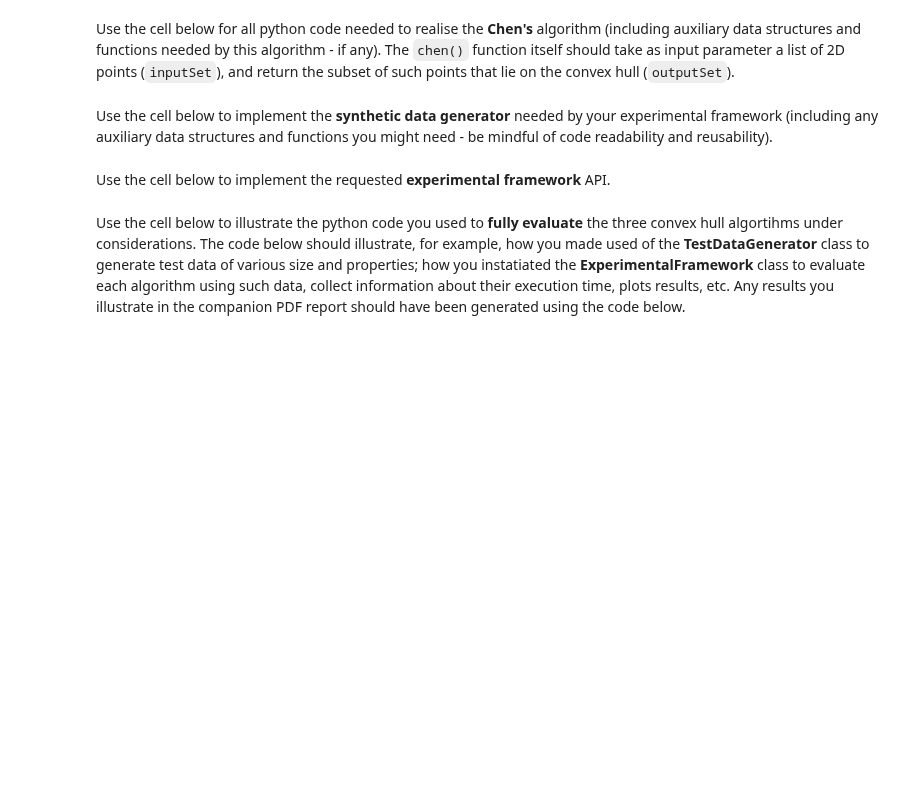
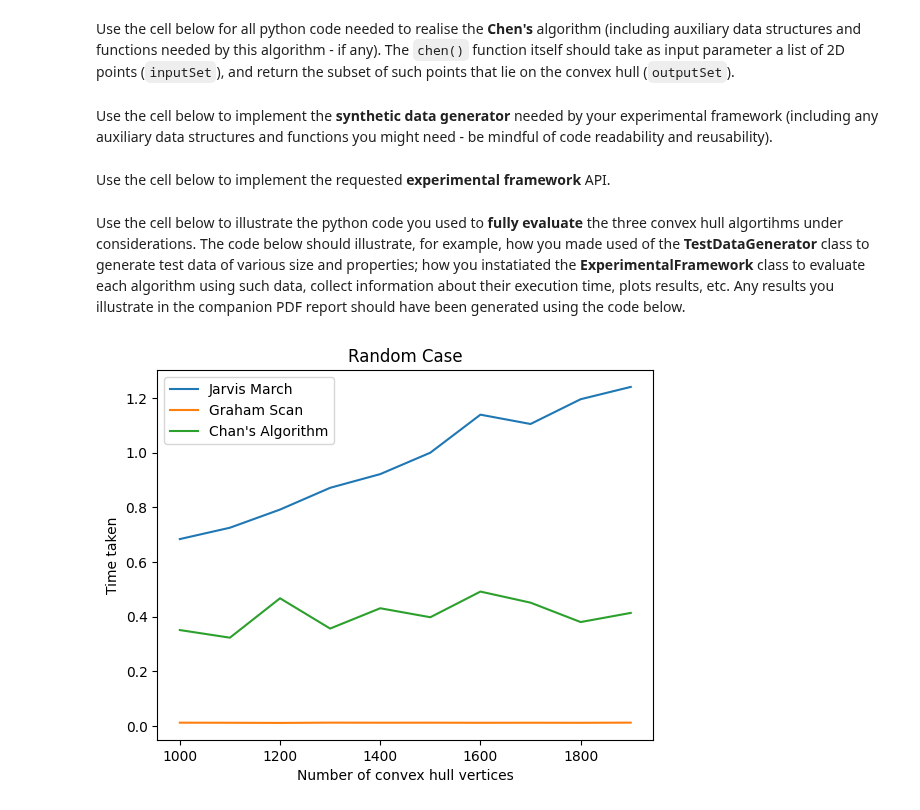
Before and after one commit to igreat/convex-hull, a Jupyter notebook: grp-001-0005code.ipynb, the cells around one changed output. Saved outputs shown, nothing was run; the diff lists cells and outputs as text; code cells hidden in the pictures; blank space fills up the shorter version.

Commit message:
add inscribed circle test generator + allow specification of independent variable

```diff
--- a/grp-001-0005code.ipynb
+++ b/grp-001-0005code.ipynb
@@ -46,14 +49,14 @@ def partition(arr, low, high, p0):
     arr[i + 1], arr[high] = arr[high], arr[i + 1]
     return i + 1
 
-def quickSort(arr, low, high, p0):
+def quick_sort(arr, low, high, p0):
     if low < high:
         pi = partition(arr, low, high, p0)
-        quickSort(arr, low, pi - 1, p0)
-        quickSort(arr, pi + 1, high, p0)
+        quick_sort(arr, low, pi - 1, p0)
+        quick_sort(arr, pi + 1, high, p0)
 
 def sort_by_polar_angle(p0: tuple[float, float], input_set: list[tuple[float, float]]) -> list[tuple[float, float]]:
-    quickSort(input_set, 0, len(input_set) - 1, p0)
+    quick_sort(input_set, 0, len(input_set) - 1, p0)
     return input_set
 
 points = [(1, 2), (3, 4), (2, 3), (-1, 1)]
@@ -348,6 +389,9 @@ Use the cell below to implement the requested **experimental framework** API.
 import timeit
 import matplotlib
 
+from typing import Callable
+
+Algorithm = Callable[[list[tuple[float, float]]], list[tuple[float, float]]]
 
 class ExperimentalFramework():
     """
@@ -374,22 +418,24 @@ class ExperimentalFramework():
     """
 
     experiment_name: str
-    algorithms: dict[str, callable]
+    independent_variable: str
+    algorithms: dict[str, Algorithm]
     results: dict[str, list[tuple[int, float]]]
 
     def __init__(self, experiment_name: str):
         self.experiment_name = experiment_name
+        self.independent_variable = "Input size"
         self.algorithms = {}
         self.results = {}
 
-    def add_algorithm(self, algorithm: callable, name: str):
+    def add_algorithm(self, name: str, algorithm: Algorithm):
         self.algorithms[name] = algorithm
         self.results[name] = []
 
-    def run_experiment(self, input_set: list[tuple[float, float]]):
+    def run_experiment(self, variable: int, input_set: list[tuple[float, float]]):
         for name in self.algorithms:
             time_taken = timeit.timeit(lambda: self.algorithms[name](input_set), number=1)
-            self.results[name].append((len(input_set), time_taken))
+            self.results[name].append((variable, time_taken))
 
     def visualize_results(self):
         plt.figure()
@@ -397,7 +443,7 @@ class ExperimentalFramework():
             x = [i[0] for i in self.results[name]]
             y = [i[1] for i in self.results[name]]
             plt.plot(x, y, label=name)
-        plt.xlabel('Input size')
+        plt.xlabel(self.independent_variable)
         plt.ylabel('Time taken')
         plt.title(self.experiment_name)
         plt.legend()
@@ -407,17 +453,20 @@ Use the cell below to illustrate the python code you used to **fully evaluate**
 # %%
 # Create an instance of the ExperimentalFramework class
 experiment = ExperimentalFramework("Random Case")
+experiment.independent_variable = "Number of convex hull vertices"
 
 # Add the algorithms to the experimental framework
-experiment.add_algorithm(chan, "Chan")
-experiment.add_algorithm(jarvis_march, "Jarvis March")
-experiment.add_algorithm(graham_scan, "Graham Scan")
+experiment.add_algorithm("Jarvis March", jarvis_march)
+experiment.add_algorithm("Graham Scan", graham_scan)
+experiment.add_algorithm("Chan's Algorithm", chan)
 
 # Run the experiment
 data_generator = TestDataGenerator()
-for i in range(1_000, 11_000, 100):
-    input_set = data_generator.generate_random_points_with_outliers(i)
-    experiment.run_experiment(input_set)
+for i in range(1_000, 2_000, 100):
+    input_set = data_generator.generate_points(i, 5_001)
+    experiment.run_experiment(i, input_set)
 
 # Visualize the results
 experiment.visualize_results()
+# %% [output]
+[figure, added]
```
Also changed, not shown: parts of 3 cells of this notebook.
